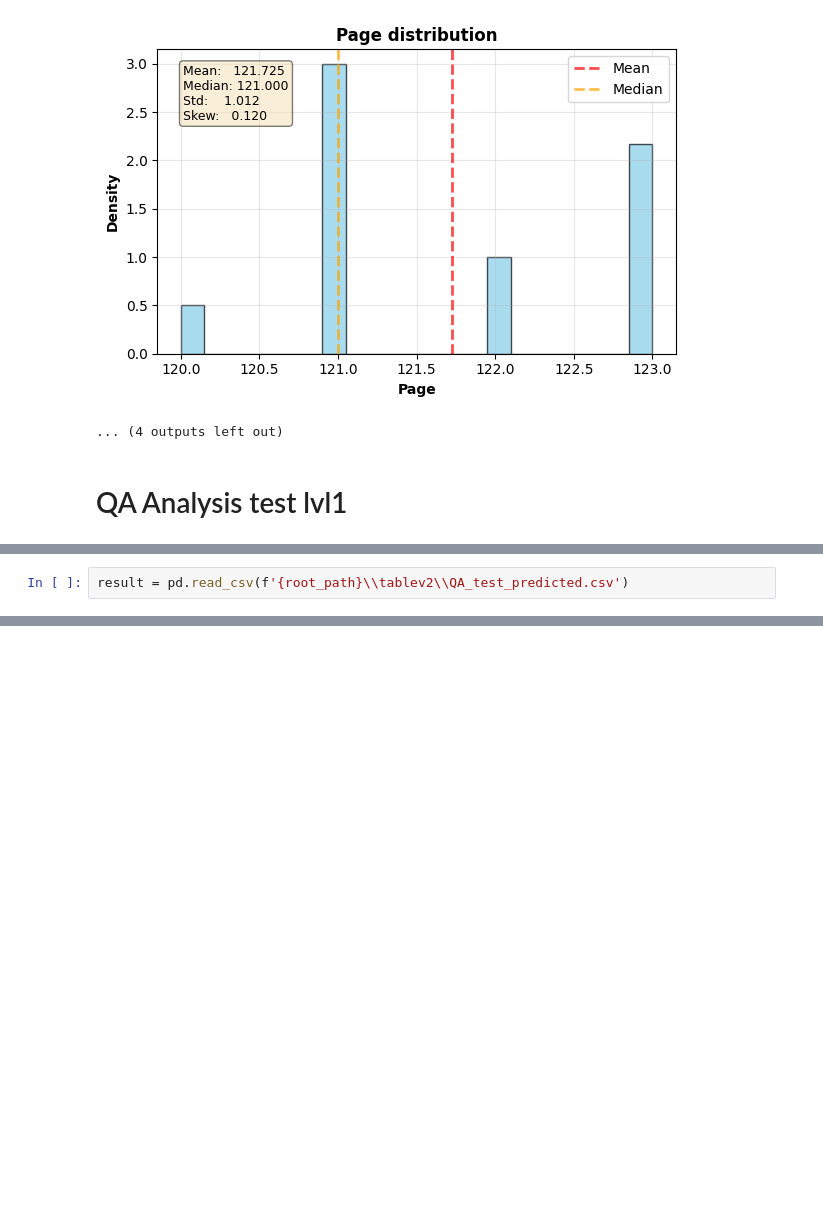
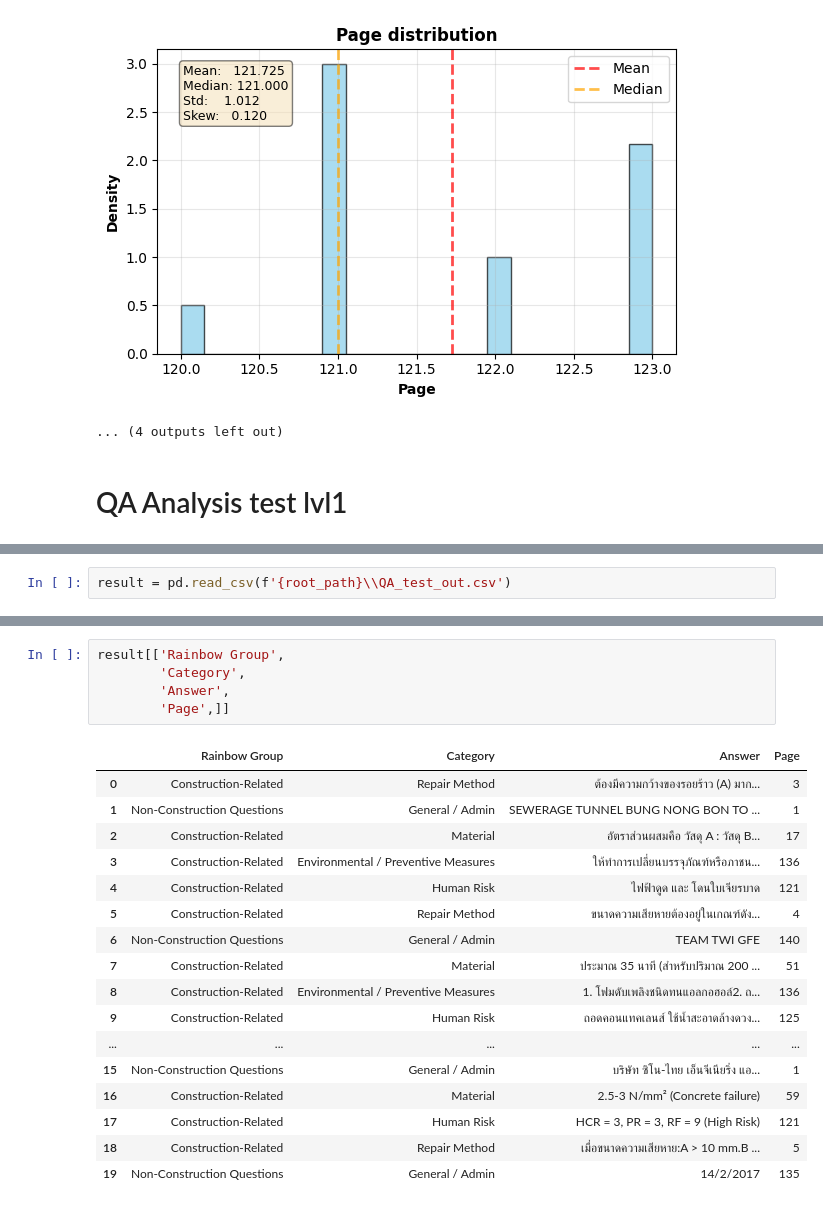
Before and after one commit to BoltonAthitDavies/LLM_Construction, a Jupyter notebook: script/QA_generationv2.ipynb, the cells around one changed output, grey strips where cells are left out. Drawn from its saved outputs; the diff is of its cells as text; blank space fills up the shorter version.

```diff
--- a/script/QA_generationv2.ipynb
+++ b/script/QA_generationv2.ipynb
@@ -1585,2 +1602,2 @@ qa8
 # %%
-result = pd.read_csv(f'{root_path}\\tablev2\\QA_test_predicted.csv')
+result = pd.read_csv(f'{root_path}\\QA_test_out.csv')
@@ -1630,0 +1621,23 @@ Name: Answer, dtype: object
+# %%
+result[['Rainbow Group',
+        'Category',
+        'Answer',
+        'Page',]]
+# %% [output]
+|  | Rainbow Group | Category | Answer | Page |
+| 0 | Construction-Related | Repair Method | ต้องมีความกว้างของรอยร้าว (A) มาก... | 3 |
+| 1 | Non-Construction Questions | General / Admin | SEWERAGE TUNNEL BUNG NONG BON TO ... | 1 |
+| 2 | Construction-Related | Material | อัตราส่วนผสมคือ วัสดุ A : วัสดุ B... | 17 |
+| 3 | Construction-Related | Environmental / Preventive Measures | ให้ทำการเปลี่ยนบรรจุภัณฑ์หรือภาชน... | 136 |
+| 4 | Construction-Related | Human Risk | ไฟฟ้าดูด และ โดนใบเจียรบาด | 121 |
+| 5 | Construction-Related | Repair Method | ขนาดความเสียหายต้องอยู่ในเกณฑ์ดัง... | 4 |
+| 6 | Non-Construction Questions | General / Admin | TEAM TWI GFE | 140 |
+| 7 | Construction-Related | Material | ประมาณ 35 นาที (สำหรับปริมาณ 200 ... | 51 |
+| 8 | Construction-Related | Environmental / Preventive Measures | 1. โฟมดับเพลิงชนิดทนแอลกอฮอล์2. ถ... | 136 |
+| 9 | Construction-Related | Human Risk | ถอดคอนแทคเลนส์ ใช้น้ำสะอาดล้างดวง... | 125 |
+| ... | ... | ... | ... | ... |
+| 15 | Non-Construction Questions | General / Admin | บริษัท ซิโน-ไทย เอ็นจีเนียริ่ง แอ... | 1 |
+| 16 | Construction-Related | Material | 2.5-3 N/mm² (Concrete failure) | 59 |
+| 17 | Construction-Related | Human Risk | HCR = 3, PR = 3, RF = 9 (High Risk) | 121 |
+| 18 | Construction-Related | Repair Method | เมื่อขนาดความเสียหาย:A > 10 mm.B ... | 5 |
+| 19 | Non-Construction Questions | General / Admin | 14/2/2017 | 135 |
```
Also changed, not shown: parts of 16 cells of this notebook, 3 other files.
